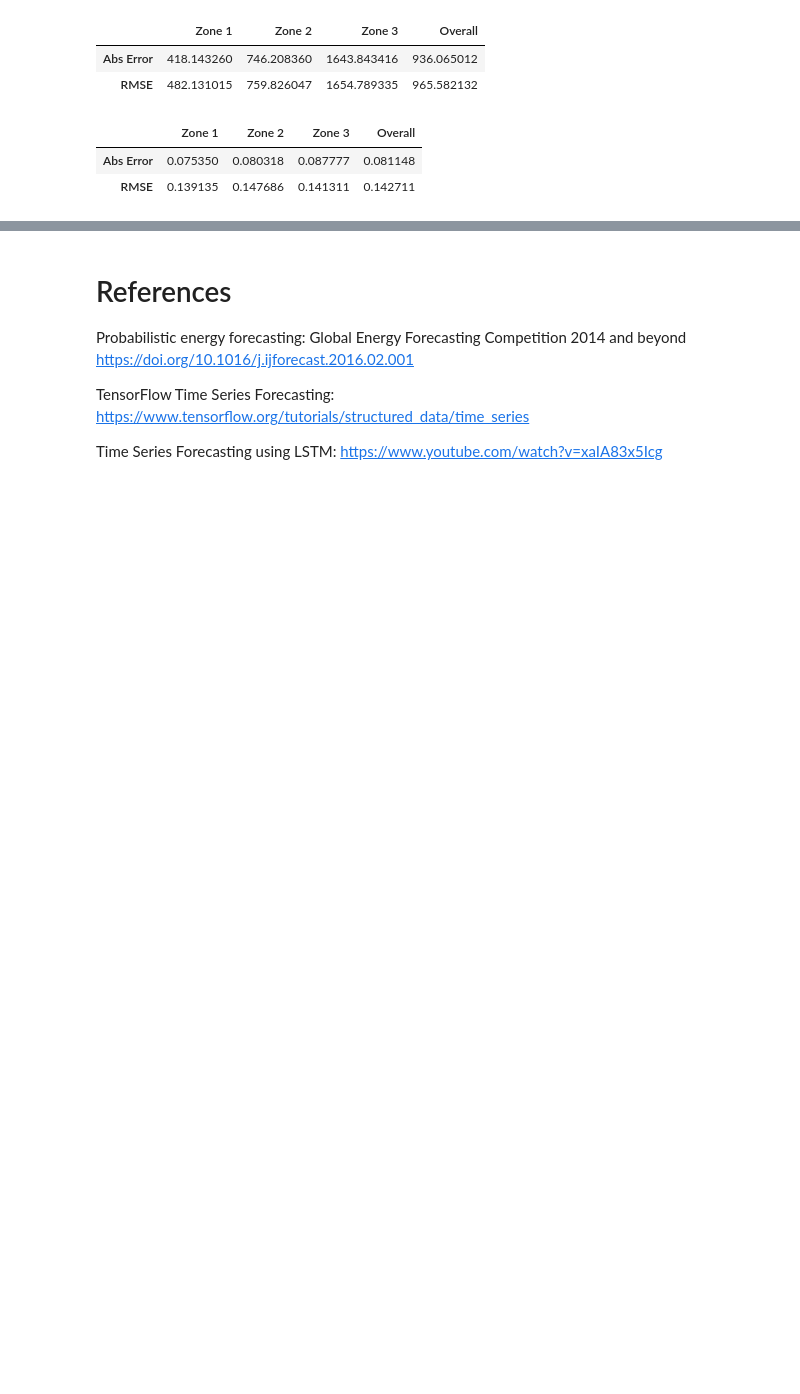
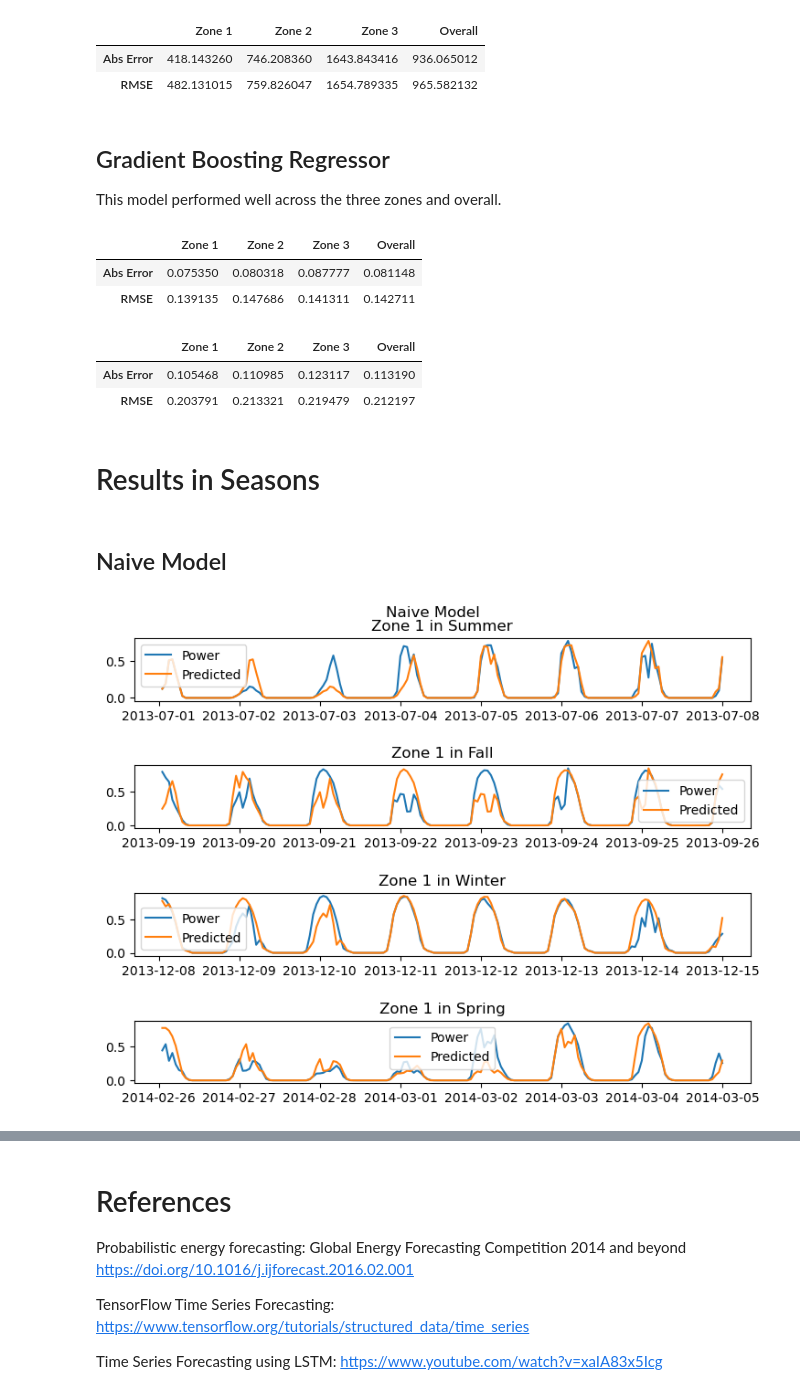
Before and after one commit to antoniolang1107/Solar-Power, a Jupyter notebook: solar.ipynb, the cells around one changed output, grey strips where cells are left out. Saved outputs shown, nothing was run; the diff lists cells and outputs as text; code cells hidden in the pictures; blank space fills up the shorter version.

```diff
--- a/solar.ipynb
+++ b/solar.ipynb
@@ -356,6 +358,11 @@ for i in range(0, len(boosted_predictions)):
     axis[i].legend(['Power','Predicted'])
 # %% [output]
 [figure]
+# %%
+base_regressor_mix = []
+
+for i in range(0,3):
+    base_regressor_mix.append((sv_predictions[i] + boosted_predictions[i]/2))
 # %% [markdown]
 ## Definition of Performance Metrics
 This project uses Mean Absolute error and Root Mean Squared Error to assess model performance.
@@ -414,6 +426,9 @@ nn_metrics
 |  | Zone 1 | Zone 2 | Zone 3 | Overall |
 | Abs Error | 418.143260 | 746.208360 | 1643.843416 | 936.065012 |
 | RMSE | 482.131015 | 759.826047 | 1654.789335 | 965.582132 |
+# %% [markdown]
+## Gradient Boosting Regressor
+This model performed well across the three zones and overall.
 # %%
 abs_errs = []
 rmss = []
@@ -432,3 +447,40 @@ regressor
 |  | Zone 1 | Zone 2 | Zone 3 | Overall |
 | Abs Error | 0.075350 | 0.080318 | 0.087777 | 0.081148 |
 | RMSE | 0.139135 | 0.147686 | 0.141311 | 0.142711 |
+# %%
+abs_errs = []
+rmss = []
+
+for i in range(0,3):
+    abs_err, rms = calc_performance_metrics(base_regressor_mix[i], test_data[i]['POWER'])
+    abs_errs.append(abs_err)
+    rmss.append(rms)
+abs_errs = np.array(abs_errs)
+rmss = np.array(rmss)
+
+mix = pd.DataFrame([abs_errs, rmss], columns=['Zone 1', 'Zone 2', 'Zone 3'], index=['Abs Error', 'RMSE'])
+mix['Overall'] = mix.mean(numeric_only=True, axis=1)
+mix
+# %% [output]
+|  | Zone 1 | Zone 2 | Zone 3 | Overall |
+| Abs Error | 0.105468 | 0.110985 | 0.123117 | 0.113190 |
+| RMSE | 0.203791 | 0.213321 | 0.219479 | 0.212197 |
+# %% [markdown]
+# Results in Seasons
+# %%
+dates = [0, 80, 160, 240]
+index = [index*24 for index in dates]
+seasons = ["Summer", "Fall", "Winter", "Spring"]
+# %% [markdown]
+## Naive Model
+# %%
+fig, axs = plt.subplots(4,1)
+fig.tight_layout(pad=3)
+fig.suptitle("Naive Model")
+for i in range(0,4):
+    axs[i].plot(test_time[0]['TIMESTAMP'][index[i]:index[i]+24*7], test_data[0]['POWER'][index[i]:index[i]+24*7])
+    axs[i].plot(test_time[0]['TIMESTAMP'][index[i]:index[i]+24*7], sv_predictions[0][index[i]:index[i]+24*7])
+    axs[i].legend(['Power','Predicted'])
+    axs[i].set_title(f"Zone {1} in {seasons[i]}")
+# %% [output]
+[figure, added]
```
Also changed, not shown: parts of 8 cells of this notebook.
